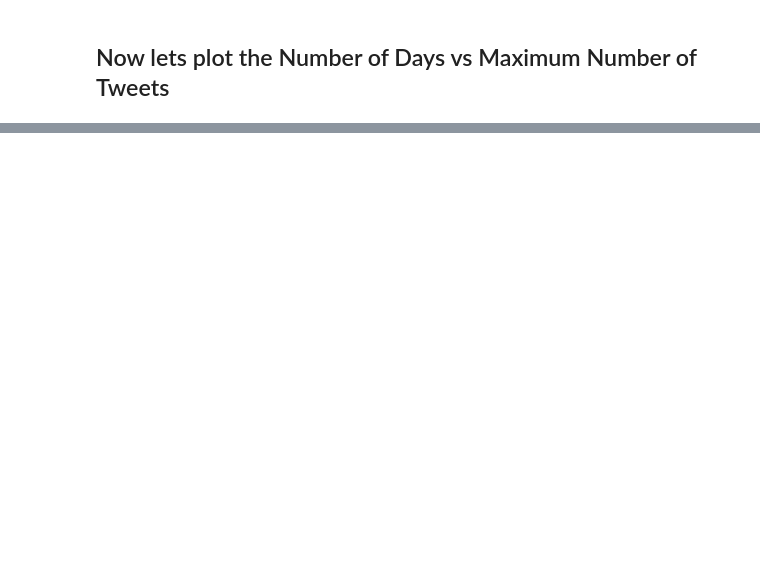
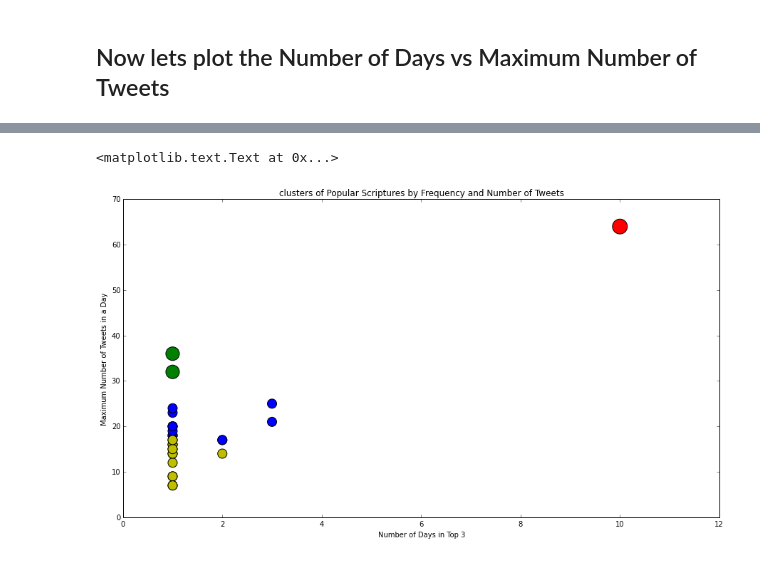
Before and after one commit to telvis07/habakkuk, a Jupyter notebook: analysis/counting_bibleverses_with_py_collections.ipynb, the cells around one changed output, grey strips where cells are left out. Cells and saved outputs as stored; diff of their text form; code cells hidden in the pictures; blank space fills up the shorter version.

```diff
--- a/analysis/counting_bibleverses_with_py_collections.ipynb
+++ b/analysis/counting_bibleverses_with_py_collections.ipynb
@@ -118,0 +141,13 @@ Name: genesis 10:21, dtype: float64
+# %%
+# create separate lists by cluster label
+from collections import defaultdict
+import json
+clusters = defaultdict(list)
+for i, label in enumerate(kmeans.labels_):
+    bv = top_df.index[i]
+    clusters[label].append(bv)
+
+for label in clusters:
+    print "Cluster",label, json.dumps(clusters[label])
+    print top_df.ix[clusters[label]][["count_entries", "max"]]
+    #print [bv for bv in top_df.index[clusters[label]]]
@@ -118,0 +172,26 @@ Name: genesis 10:21, dtype: float64
+# %%
+%matplotlib inline
+from mpltools import style
+mpl.rcParams['figure.figsize'] = (15.0, 8.0)
+
+# plot the entries
+fig, ax = plt.subplots()
+#for i, color in [(0,'b'), (1, 'r'), (2, 'y')]:
+#    ax.scatter(top_df.ix[clusters[i]]["count_entries"], top_df.ix[clusters[i]]["max"], c=color)
+colors = dict([(0,'b'), (1, 'r'), (2, 'y'), (3, 'g')])
+color = [colors[label] for label in kmeans.labels_]
+total = len(kmeans.labels_)
+sizes = np.array([1+log(total/len(clusters[label])) for label in kmeans.labels_]) * 100
+
+ax.scatter(top_df["count_entries"], top_df["max"], c=color, s=sizes)
+ax.set_title("clusters of Popular Scriptures by Frequency and Number of Tweets")
+ax.set_xlabel("Number of Days in Top 3")
+ax.set_ylabel("Maximum Number of Tweets in a Day")
+
+
+#for i, bibleverse in enumerate(top_df.index):
+#    # add bibleverse label to data point
+#    ax.annotate(bibleverse, (top_df['count_entries'][bibleverse], top_df['max'][bibleverse]))
+# %% [output]
+<matplotlib.text.Text at 0x...>
+[figure, added]
```
Also changed, not shown: parts of 13 cells of this notebook, 3 other files.
